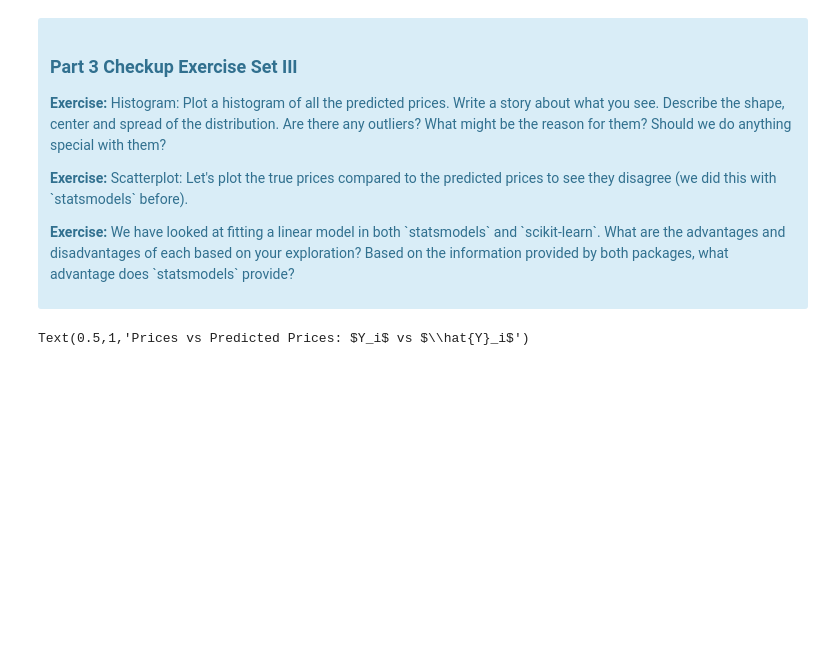
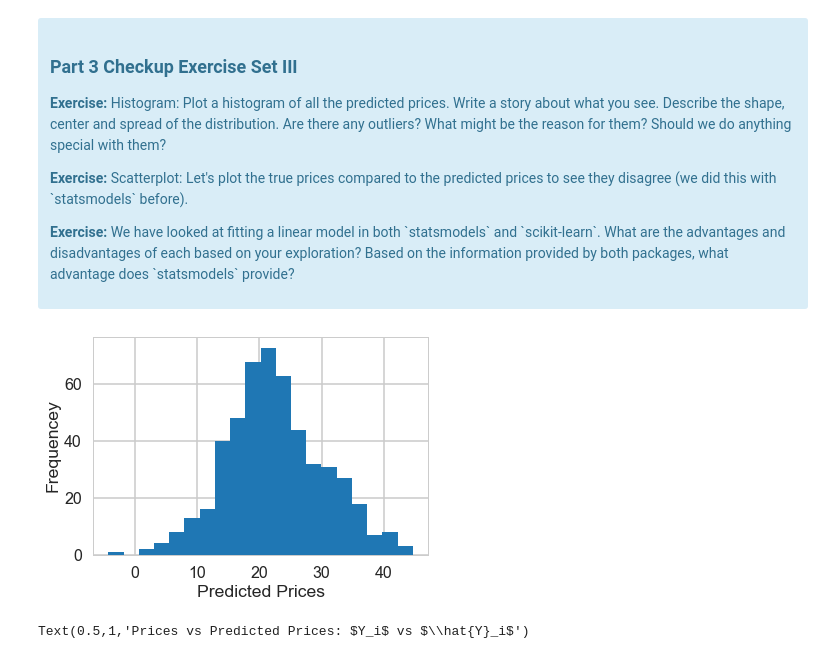
Before and after one commit to ning-leung/linear_regression_mini_project, a Jupyter notebook: Mini_Project_Linear_Regression.ipynb, the cells around one changed output. Saved outputs shown, nothing was run; the diff lists cells and outputs as text; code cells hidden in the pictures; blank space fills up the shorter version.

```diff
--- a/Mini_Project_Linear_Regression.ipynb
+++ b/Mini_Project_Linear_Regression.ipynb
@@ -578,3 +576,12 @@ array([ 30.00821269,  25.0298606 ,  30.5702317 ,  28.60814055,  27.94288232])
+# %%
+# Histrogram of Predicted prices
+
+plt.hist(lm.predict(X), bins='auto')
+plt.xlabel("Predicted Prices")
+plt.ylabel("Frequencey")
+plt.show()
+# %% [output]
+[figure, added]
 # %%
 #Scatter plot of predicted price vs. actual
 plt.scatter(bos.PRICE, lm.predict(X))
```
Also changed, not shown: parts of 35 cells of this notebook.
